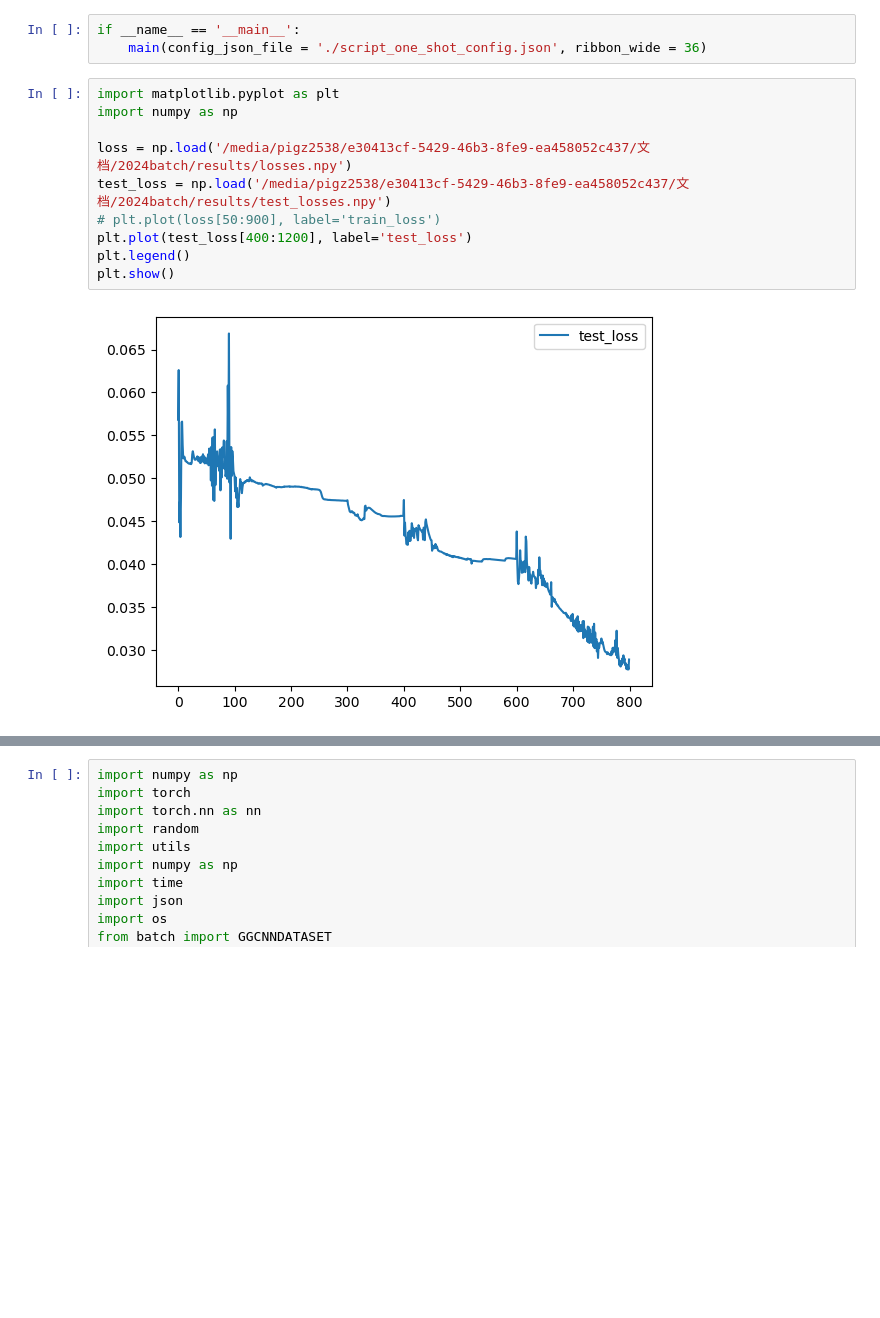
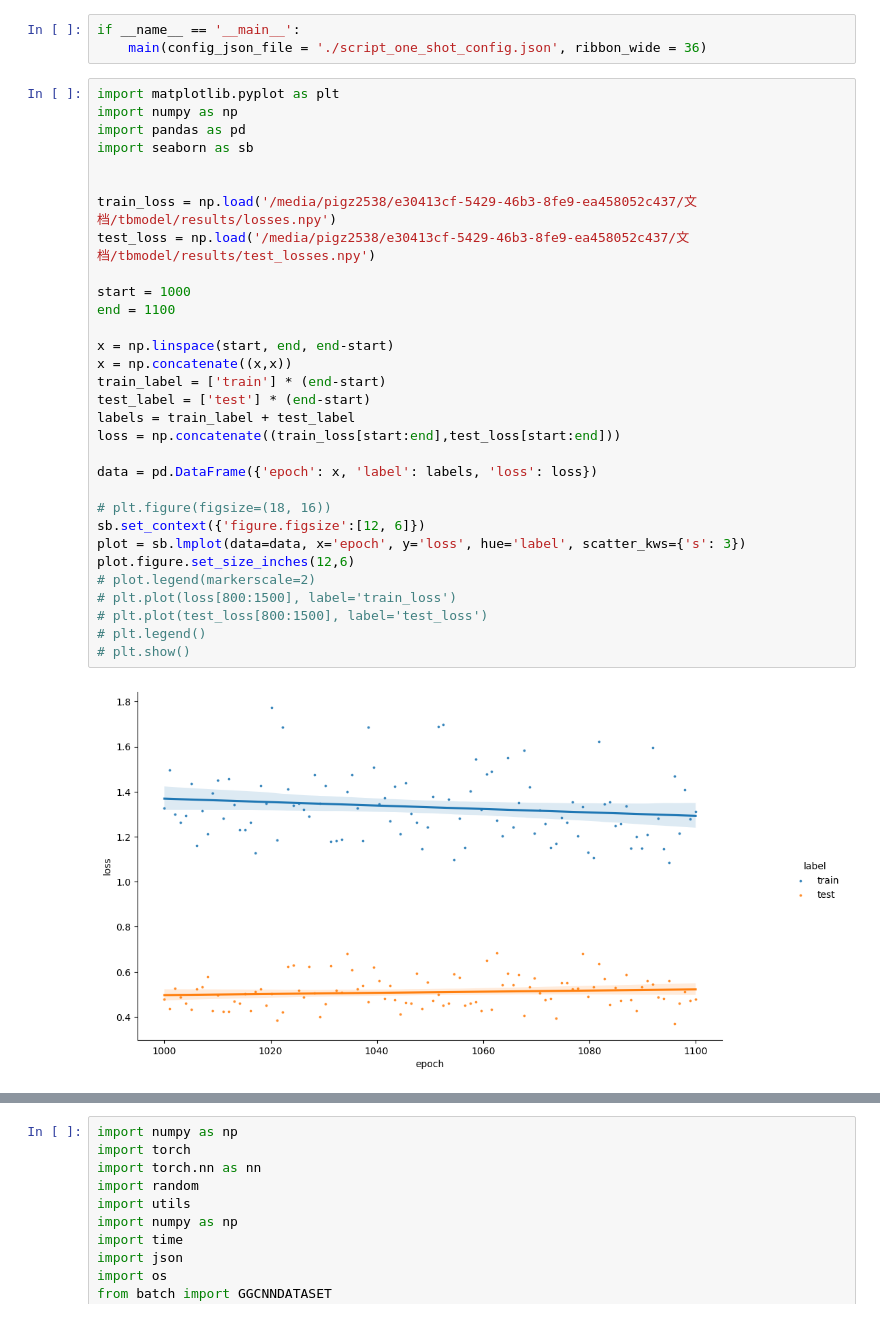
Before and after one commit to pigz2538/tbmodel, a Jupyter notebook: test.ipynb, the cells around one changed output, grey strips where cells are left out. Cells and saved outputs as stored; diff of their text form; blank space fills up the shorter version.

```diff
--- a/test.ipynb
+++ b/test.ipynb
@@ -251,12 +251,33 @@ if __name__ == '__main__':
 # %%
 import matplotlib.pyplot as plt
 import numpy as np
+import pandas as pd
+import seaborn as sb
 
-loss = np.load('/media/pigz2538/e30413cf-5429-46b3-8fe9-ea458052c437/文档/2024batch/results/losses.npy')
-test_loss = np.load('/media/pigz2538/e30413cf-5429-46b3-8fe9-ea458052c437/文档/2024batch/results/test_losses.npy')
-# plt.plot(loss[50:900], label='train_loss')
-plt.plot(test_loss[400:1200], label='test_loss')
-plt.legend()
-plt.show()
+
+train_loss = np.load('/media/pigz2538/e30413cf-5429-46b3-8fe9-ea458052c437/文档/tbmodel/results/losses.npy')
+test_loss = np.load('/media/pigz2538/e30413cf-5429-46b3-8fe9-ea458052c437/文档/tbmodel/results/test_losses.npy')
+
+start = 1000
+end = 1100
+
+x = np.linspace(start, end, end-start)
+x = np.concatenate((x,x))
+train_label = ['train'] * (end-start)
+test_label = ['test'] * (end-start)
+labels = train_label + test_label
+loss = np.concatenate((train_loss[start:end],test_loss[start:end]))
+
+data = pd.DataFrame({'epoch': x, 'label': labels, 'loss': loss})
+
+# plt.figure(figsize=(18, 16))
+sb.set_context({'figure.figsize':[12, 6]})
+plot = sb.lmplot(data=data, x='epoch', y='loss', hue='label', scatter_kws={'s': 3})
+plot.figure.set_size_inches(12,6)
+# plot.legend(markerscale=2)
+# plt.plot(loss[800:1500], label='train_loss')
+# plt.plot(test_loss[800:1500], label='test_loss')
+# plt.legend()
+# plt.show()
 # %% [output]
-[figure, old version]
+[figure, new version]
```
Also changed, not shown: parts of 18 cells of this notebook, 4 other files.
